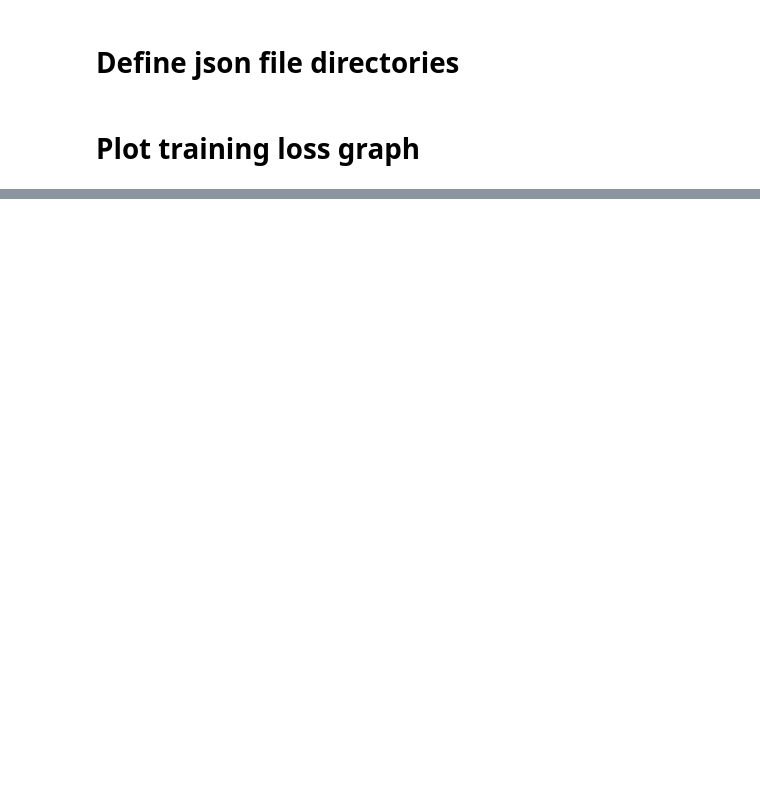
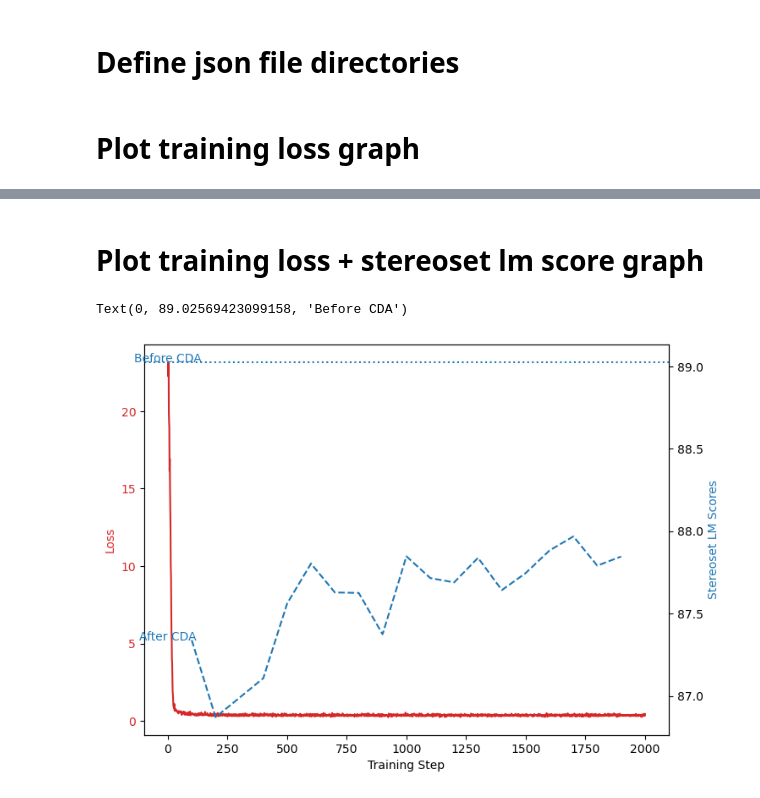
Before and after one commit to ao9000/bias-bench, a Jupyter notebook: experiments/run_generate_cda_charts.ipynb, the cells around one changed output, grey strips where cells are left out. Drawn from its saved outputs; the diff is of its cells as text; code cells hidden in the pictures; blank space fills up the shorter version.

```diff
--- a/experiments/run_generate_cda_charts.ipynb
+++ b/experiments/run_generate_cda_charts.ipynb
@@ -68,0 +126,34 @@ plt.plot(range(100, 1000, 100), stereoset_ss, label='StereoSet SS Score')
+# %% [markdown]
+# Plot training loss + stereoset lm score graph
+# %%
+import matplotlib.pyplot as plt
+
+# Plot loss vs step vs stereoset
+# Left axis: Loss
+# Right axis: stereoset LM scores
+# Bottom axis: Step
+
+fig, ax1 = plt.subplots(figsize=(8, 6))
+ax1.set_xlabel('Training Step')
+ax1.set_ylabel('Loss', color='tab:red')
+ax1.plot(steps, losses, color='tab:red')
+ax1.tick_params(axis='y', labelcolor='tab:red')
+
+# instantiate a second axes that shares the same x-axis, different steps, only saved 1 result per 100 steps
+# 1st element is 100 steps, 2nd element is 200 steps, etc.
+ax2 = ax1.twinx()
+ax2.set_ylabel('Stereoset LM Scores', color='tab:blue')
+ax2.plot(range(100, 2000, 100), stereoset_lm, label='LM Score', color='tab:blue', linestyle='dashed')
+# Label the line header for the debiased LM score
+ax2.text(0, stereoset_lm[0], f'After CDA', color='tab:blue', ha='center')
+
+# Draw a line for the original ss score
+ax2.axhline(y=stereoset_before_debias_lm, color='tab:blue', linestyle='dotted', label='Before Debias LM Score')
+# Label the line header for the original ss score
+ax2.text(0, stereoset_before_debias_lm, f'Before CDA', color='tab:blue', ha='center')
+
+# Save the plot
+# plt.savefig(os.path.join("../report_visuals", "training_loss_graph.png"))
+# %% [output]
+Text(0, 89.02569423099158, 'Before CDA')
+[figure, added]
```
Also changed, not shown: parts of 20 cells of this notebook, 1 other file.
